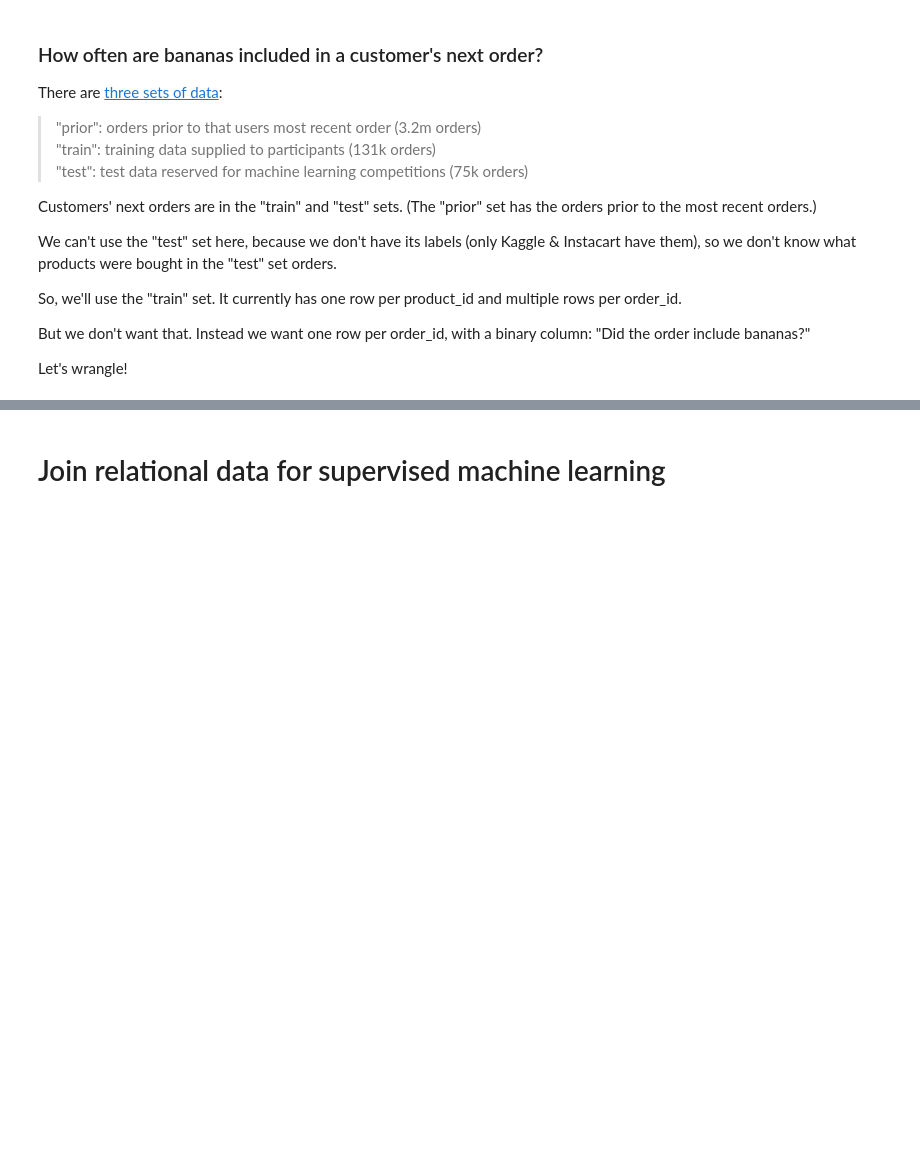
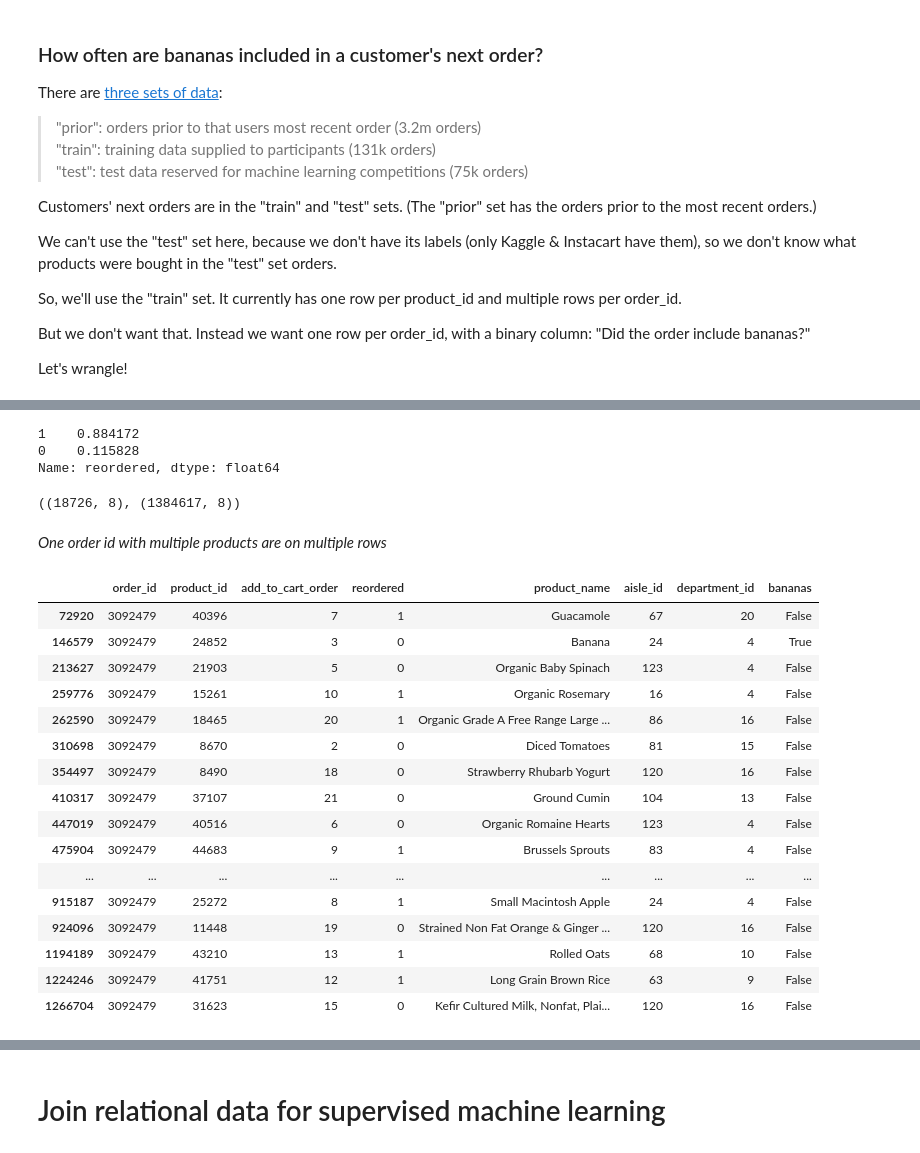
Before and after one commit to skhabiri/DS-Unit-2-Applied-Modeling, a Jupyter notebook: WrangleMLDatasets-m2/wranglemldatasets-232.ipynb, the cells around one changed output, grey strips where cells are left out. Saved outputs shown, nothing was run; the diff lists cells and outputs as text; code cells hidden in the pictures; blank space fills up the shorter version.

```diff
--- a/WrangleMLDatasets-m2/wranglemldatasets-232.ipynb
+++ b/WrangleMLDatasets-m2/wranglemldatasets-232.ipynb
@@ -135,8 +279,39 @@ train.head()
 # %%
 train['bananas'] = train['product_name'] == 'Banana'
+
 # Of banana orders, how many are re-orders?
-# bananas = train[train['product_name'] == 'Banana']
-# bananas['reordered'].value_counts(normalize=True)
+bananas = train[train['bananas']]   # a subset of train with banana as product
+bananas['reordered'].value_counts(normalize=True)
+# %% [output]
+1    0.884172
+0    0.115828
+Name: reordered, dtype: float64
+# %%
+bananas.shape, train.shape
+# %% [output]
+((18726, 8), (1384617, 8))
+# %% [markdown]
+*One order id with multiple products are on multiple rows*
+# %%
+train[train["order_id"]==3092479]
+# %% [output]
+|  | order_id | product_id | add_to_cart_order | reordered | product_name | aisle_id | department_id | bananas |
+| 72920 | 3092479 | 40396 | 7 | 1 | Guacamole | 67 | 20 | False |
+| 146579 | 3092479 | 24852 | 3 | 0 | Banana | 24 | 4 | True |
+| 213627 | 3092479 | 21903 | 5 | 0 | Organic Baby Spinach | 123 | 4 | False |
+| 259776 | 3092479 | 15261 | 10 | 1 | Organic Rosemary | 16 | 4 | False |
+| 262590 | 3092479 | 18465 | 20 | 1 | Organic Grade A Free Range Large ... | 86 | 16 | False |
+| 310698 | 3092479 | 8670 | 2 | 0 | Diced Tomatoes | 81 | 15 | False |
+| 354497 | 3092479 | 8490 | 18 | 0 | Strawberry Rhubarb Yogurt | 120 | 16 | False |
+| 410317 | 3092479 | 37107 | 21 | 0 | Ground Cumin | 104 | 13 | False |
+| 447019 | 3092479 | 40516 | 6 | 0 | Organic Romaine Hearts | 123 | 4 | False |
+| 475904 | 3092479 | 44683 | 9 | 1 | Brussels Sprouts | 83 | 4 | False |
+| ... | ... | ... | ... | ... | ... | ... | ... | ... |
+| 915187 | 3092479 | 25272 | 8 | 1 | Small Macintosh Apple | 24 | 4 | False |
+| 924096 | 3092479 | 11448 | 19 | 0 | Strained Non Fat Orange & Ginger ... | 120 | 16 | False |
+| 1194189 | 3092479 | 43210 | 13 | 1 | Rolled Oats | 68 | 10 | False |
+| 1224246 | 3092479 | 41751 | 12 | 1 | Long Grain Brown Rice | 63 | 9 | False |
+| 1266704 | 3092479 | 31623 | 15 | 0 | Kefir Cultured Milk, Nonfat, Plai... | 120 | 16 | False |
 # %%
 # How often is this product (i.e., bananas) included in the customer's next order?
 train['bananas'].value_counts(normalize=True)
```
Also changed, not shown: parts of 44 cells of this notebook, 1 other file.
